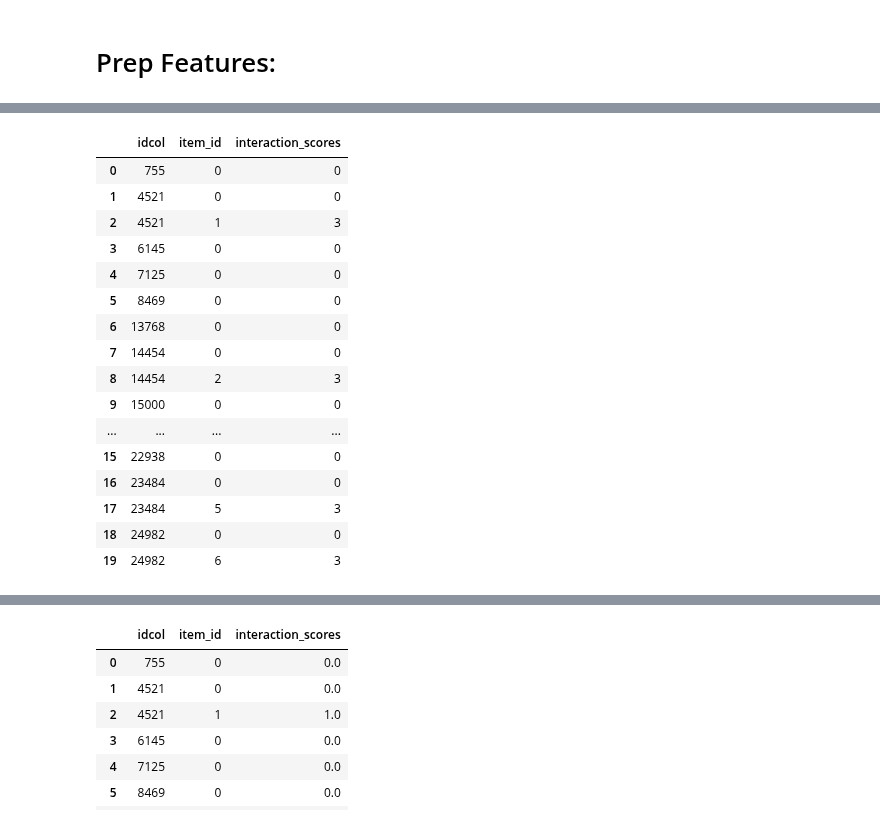
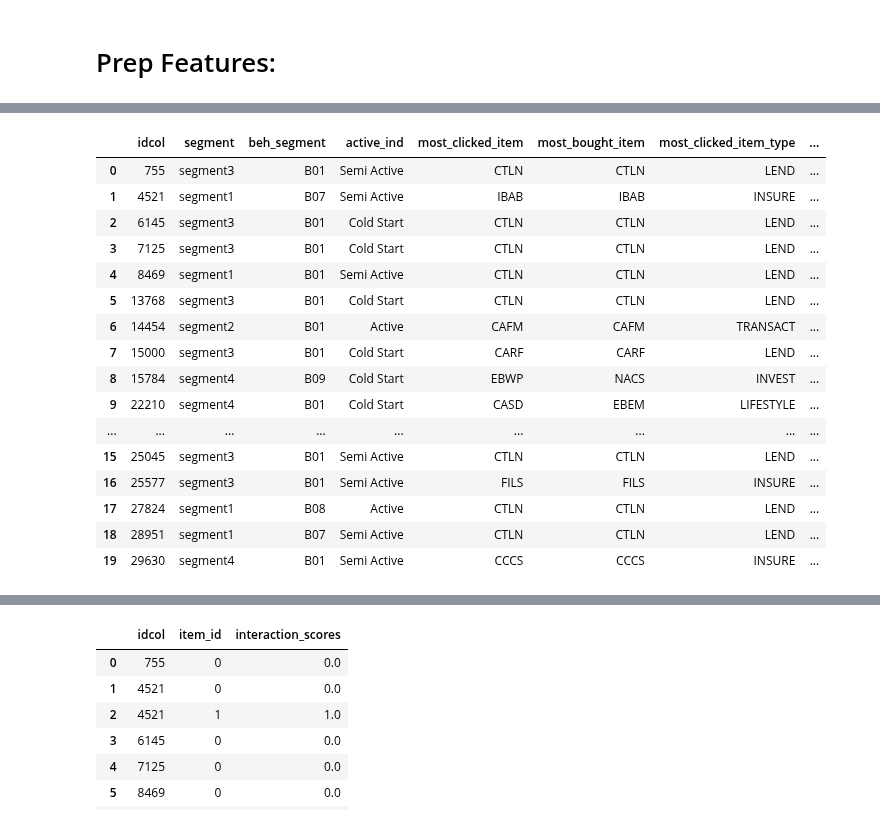
Before and after one commit to lizesteyn/FNBdataquest, a Jupyter notebook: LightFM_2.ipynb, the cells around one changed output, grey strips where cells are left out. Drawn from its saved outputs; the diff is of its cells as text; code cells hidden in the pictures.

```diff
--- a/LightFM_2.ipynb
+++ b/LightFM_2.ipynb
@@ -124,3 +157,21 @@ original_data =  data.copy()
 
 target_idcol = 77196041
 index = int(original_data[original_data['idcol'] == target_idcol].index[0])
+# %%
+# Add user daily activity score:
+# On days that they are active, how many interactions do they make?
+# Convert int_date to datetime
+data['int_date'] = pd.to_datetime(data['int_date'], format='%d%b%Y')
+
+# Group by idcol to calculate total interactions and unique active days
+user_interactions = data.groupby('idcol').size().reset_index(name='total_interactions')
+active_days = data.groupby('idcol')['int_date'].nunique().reset_index(name='unique_active_days')
+
+# Merge the results to calculate daily_activity_score
+user_activity = pd.merge(user_interactions, active_days, on='idcol')
+user_activity['daily_activity_score'] = user_activity['total_interactions'] / user_activity['unique_active_days']
+
+# Merge the daily_activity_score back to the original DataFrame
+data = pd.merge(data, user_activity[['idcol', 'daily_activity_score']], on='idcol', how='left')
+
+data.head(10)
@@ -126,0 +190,20 @@ index = int(original_data[original_data['idcol'] == target_idcol].index[0])
+# %%
+# Add user activity frequency:
+# Count the number of days that the user was active, and divide it by the number of days in the dataset:
+
+# Convert int_date to datetime
+data['int_date'] = pd.to_datetime(data['int_date'])
+
+# Calculate the total number of unique days in the dataset
+total_days = data["int_date"].nunique()
+
+# Calculate the number of unique days each user had interactions
+user_unique_days = data.groupby('idcol')['int_date'].nunique()
+
+# Calculate the activity rate
+activity_rate = user_unique_days / total_days
+
+# Merge the activity_rate back into the original dataframe
+data = data.merge(activity_rate.rename('activity_rate'), on='idcol')
+
+data.head(20)
@@ -553,7 +626,7 @@ data.head(20)
 # %%
 # Define the user columns, item columns and interaction columns:
-u_cols = ["idcol", "segment", "beh_segment", "active_ind", "avg_daily_freq", "avg_weekly_freq", "avg_monthly_freq", "most_clicked_item", "most_bought_item",
-          "most_clicked_item_type", "most_bought_item_type"] # TODO Include the checlout-click ratio if useful
+u_cols = ["idcol", "segment", "beh_segment", "active_ind", "most_clicked_item", "most_bought_item",
+          "most_clicked_item_type", "most_bought_item_type", "daily_activity_score", "activity_rate"] # TODO Include the checlout-click ratio if useful
 # u_cols = ["idcol", "segment", "beh_segment", "active_ind", "avg_daily_freq", "avg_weekly_freq", "avg_monthly_freq"]
 item_cols = ["item_id", "item", "item_type", "most_bought_by_beh_seg", "most_bought_by_seg", "most_clicked_by_beh_seg",
              "most_clicked_by_seg", "item_checkout_click_ratio"]
@@ -586,7 +659,7 @@ print(rating.shape)
 print(item.shape)
 print(user.shape)
 
-rating.head(20)
+user.head(20)
 
 # drop the first row, we don't want to include ALL
 # %% [output]
@@ -596,17 +669,17 @@ rating.head(20)
-|  | idcol | item_id | interaction_scores |
-| 0 | 755 | 0 | 0 |
-| 1 | 4521 | 0 | 0 |
-| 2 | 4521 | 1 | 3 |
-| 3 | 6145 | 0 | 0 |
-| 4 | 7125 | 0 | 0 |
-| 5 | 8469 | 0 | 0 |
-| 6 | 13768 | 0 | 0 |
-| 7 | 14454 | 0 | 0 |
-| 8 | 14454 | 2 | 3 |
-| 9 | 15000 | 0 | 0 |
-| ... | ... | ... | ... |
-| 15 | 22938 | 0 | 0 |
-| 16 | 23484 | 0 | 0 |
-| 17 | 23484 | 5 | 3 |
-| 18 | 24982 | 0 | 0 |
-| 19 | 24982 | 6 | 3 |
+|  | idcol | segment | beh_segment | active_ind | most_clicked_item | most_bought_item | most_clicked_item_type | ... |
+| 0 | 755 | segment3 | B01 | Semi Active | CTLN | CTLN | LEND | ... |
+| 1 | 4521 | segment1 | B07 | Semi Active | IBAB | IBAB | INSURE | ... |
+| 2 | 6145 | segment3 | B01 | Cold Start | CTLN | CTLN | LEND | ... |
+| 3 | 7125 | segment3 | B01 | Cold Start | CTLN | CTLN | LEND | ... |
+| 4 | 8469 | segment1 | B01 | Semi Active | CTLN | CTLN | LEND | ... |
+| 5 | 13768 | segment3 | B01 | Cold Start | CTLN | CTLN | LEND | ... |
+| 6 | 14454 | segment2 | B01 | Active | CAFM | CAFM | TRANSACT | ... |
+| 7 | 15000 | segment3 | B01 | Cold Start | CARF | CARF | LEND | ... |
+| 8 | 15784 | segment4 | B09 | Cold Start | EBWP | NACS | INVEST | ... |
+| 9 | 22210 | segment4 | B01 | Cold Start | CASD | EBEM | LIFESTYLE | ... |
+| ... | ... | ... | ... | ... | ... | ... | ... | ... |
+| 15 | 25045 | segment3 | B01 | Semi Active | CTLN | CTLN | LEND | ... |
+| 16 | 25577 | segment3 | B01 | Semi Active | FILS | FILS | INSURE | ... |
+| 17 | 27824 | segment1 | B08 | Active | CTLN | CTLN | LEND | ... |
+| 18 | 28951 | segment1 | B07 | Semi Active | CTLN | CTLN | LEND | ... |
+| 19 | 29630 | segment4 | B01 | Semi Active | CCCS | CCCS | INSURE | ... |
```
Also changed, not shown: parts of 24 cells of this notebook.
